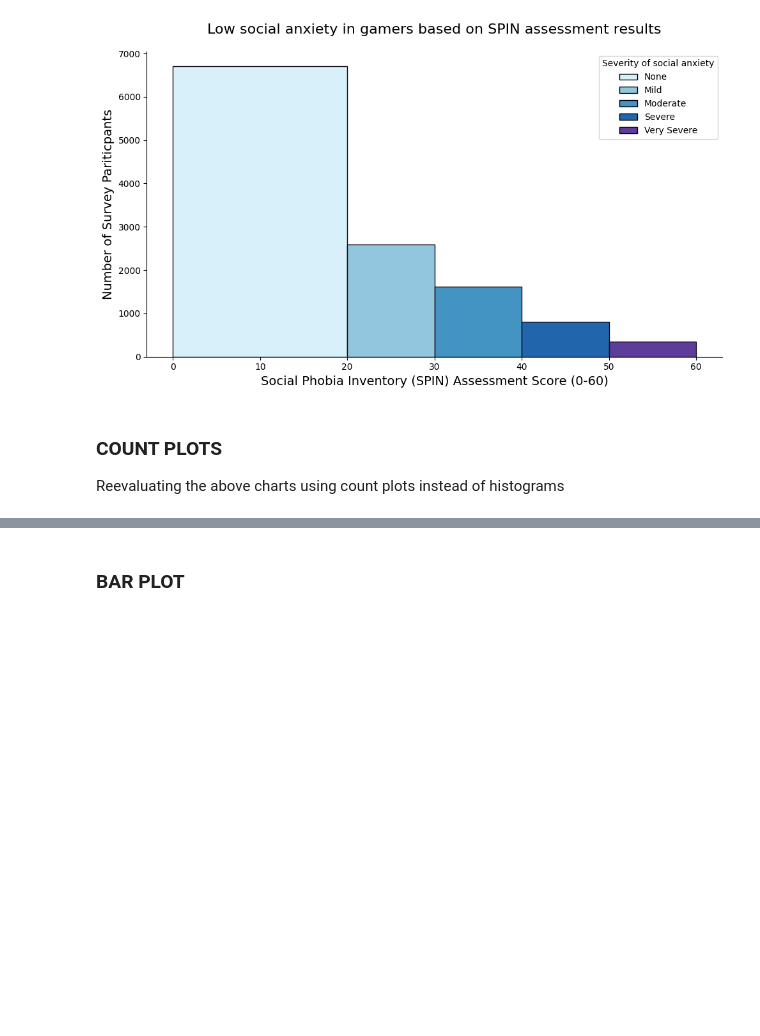
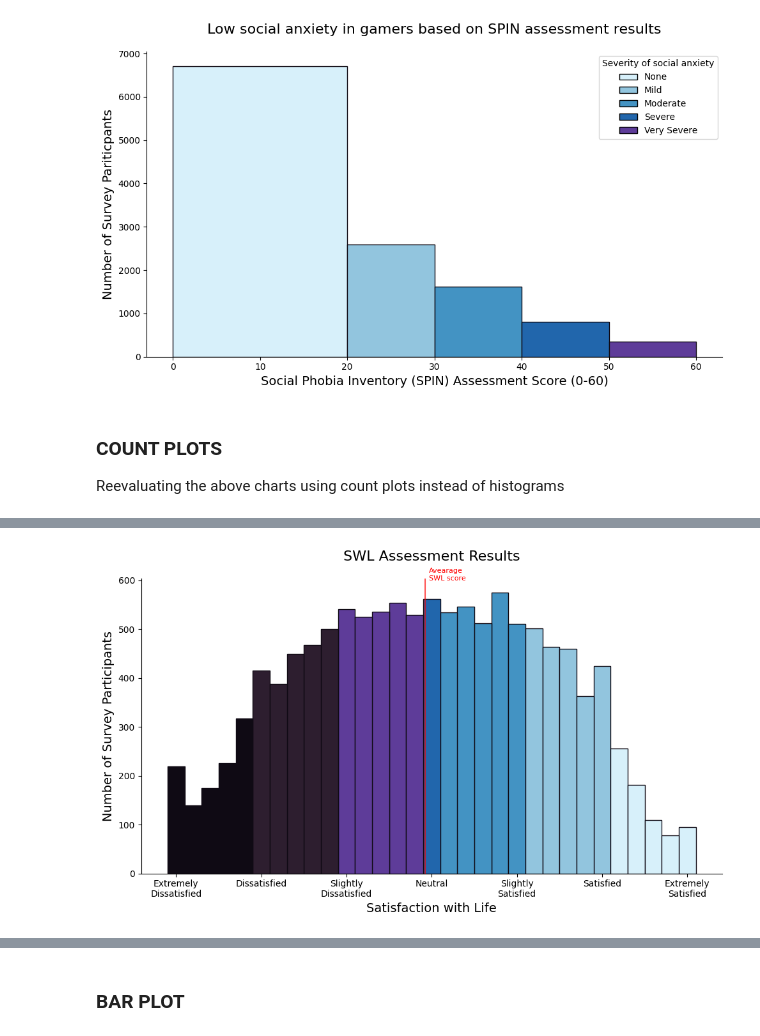
Before and after one commit to amallred/gaming-mental-health-analysis, a Jupyter notebook: notebooks/charts.ipynb, the cells around one changed output, grey strips where cells are left out. Drawn from its saved outputs; the diff is of its cells as text; code cells hidden in the pictures; blank space fills up the shorter version.

```diff
--- a/notebooks/charts.ipynb
+++ b/notebooks/charts.ipynb
@@ -283,0 +281,71 @@ plt.show()
+# %%
+counts_SWL = df["SWL_Total"].value_counts()
+average_SWL = df['SWL_Total'].mean()
+
+plt.figure(figsize=(10, 6))
+
+plt.bar(
+    counts_SWL.index,
+    counts_SWL.values,
+    width=1,
+    ec=colors_dl[0])
+
+# Remove extra lines
+ax = plt.gca()
+ax.spines['top'].set_visible(False)
+ax.spines['right'].set_visible(False)
+
+# Set grouping colors
+for patch in ax.patches:
+    score = patch.get_x() + patch.get_width()/2
+    if score <=9:
+        patch.set_fc(colors_dl[0])
+    elif score <=14:
+        patch.set_fc(colors_dl[1])
+    elif score < 20:
+        patch.set_fc(colors_dl[2])
+    elif score < 21 :
+        patch.set_fc(colors_dl[3])
+    elif score <= 25:
+        patch.set_fc(colors_dl[4])
+    elif score <= 30:
+        patch.set_fc(colors_dl[5])
+    elif score > 30:
+        patch.set_fc(colors_dl[6])
+
+# Add average line
+ax.axvline(
+    average_SWL,
+    color="red",
+    linewidth = 1.5,
+    alpha = .7
+)
+
+ax.text(
+    average_SWL+0.25,
+    600,
+    'Avearage\nSWL score',
+    color="red",
+    fontsize=8
+)
+
+
+plt.xlabel("Satisfaction with Life", fontsize=14)
+plt.ylabel("Number of Survey Participants", fontsize=14)
+plt.title("SWL Assessment Results", fontsize=16, pad=20)
+
+plt.xticks(
+    [5, 10, 15, 20, 25, 30, 35],
+    ['Extremely\nDissatisfied','Dissatisfied', 'Slightly\nDissatisfied', 'Neutral', 'Slightly\nSatisfied', 'Satisfied', 'Extremely\nSatisfied']
+    )
+
+plt.tight_layout()
+
+# Save figure as image
+# plt.savefig('../plots/SWL_score_count_plot.png')
+
+plt.show()
+
+# AI disclaimer: After about 20 minutes of searching online, I used ChatGPT to help figure out how to convert my `for` loops from the histogram to work with the patches of a bar/count plot.
+# %% [output]
+[figure, added]
```
Also changed, not shown: parts of 4 cells of this notebook, 4 other files.
